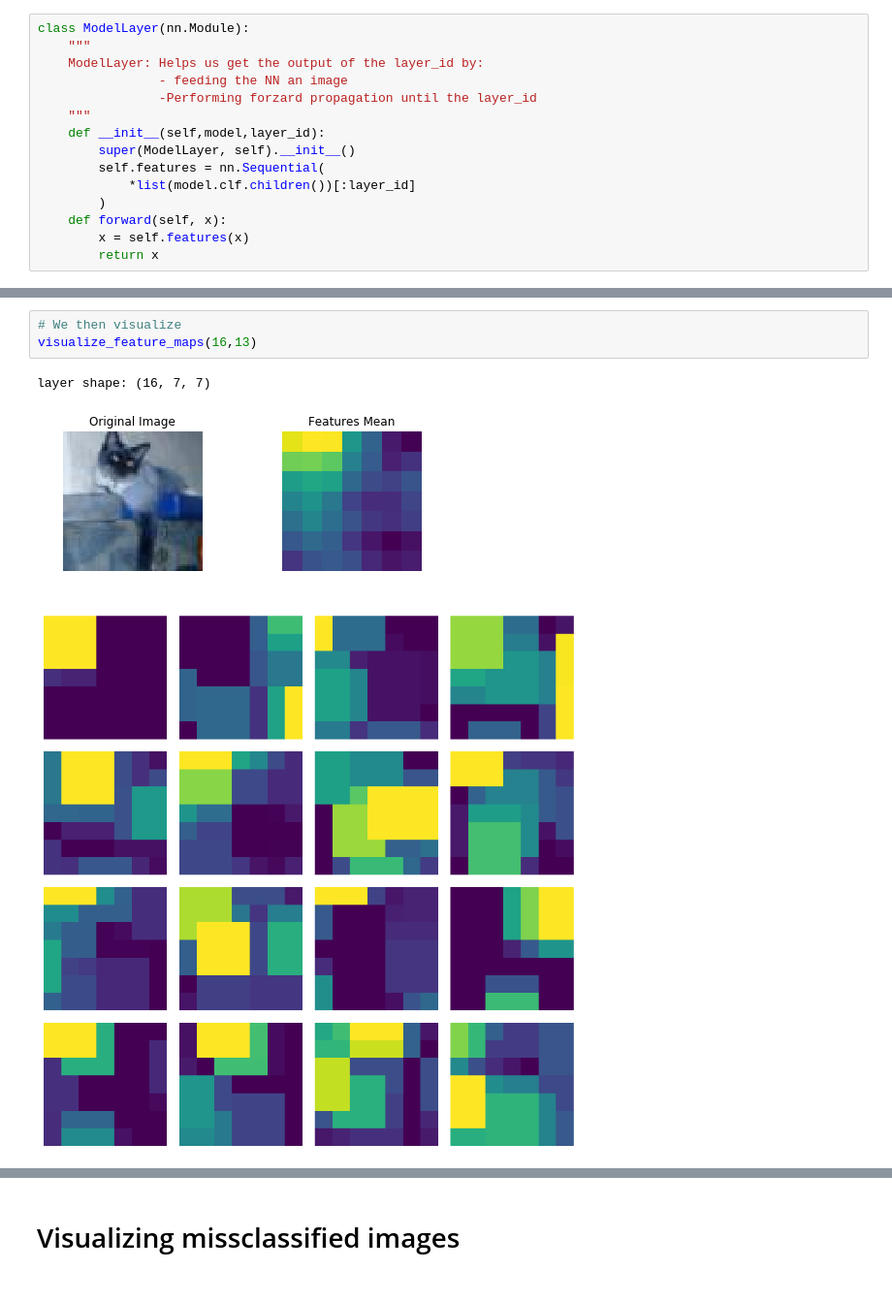
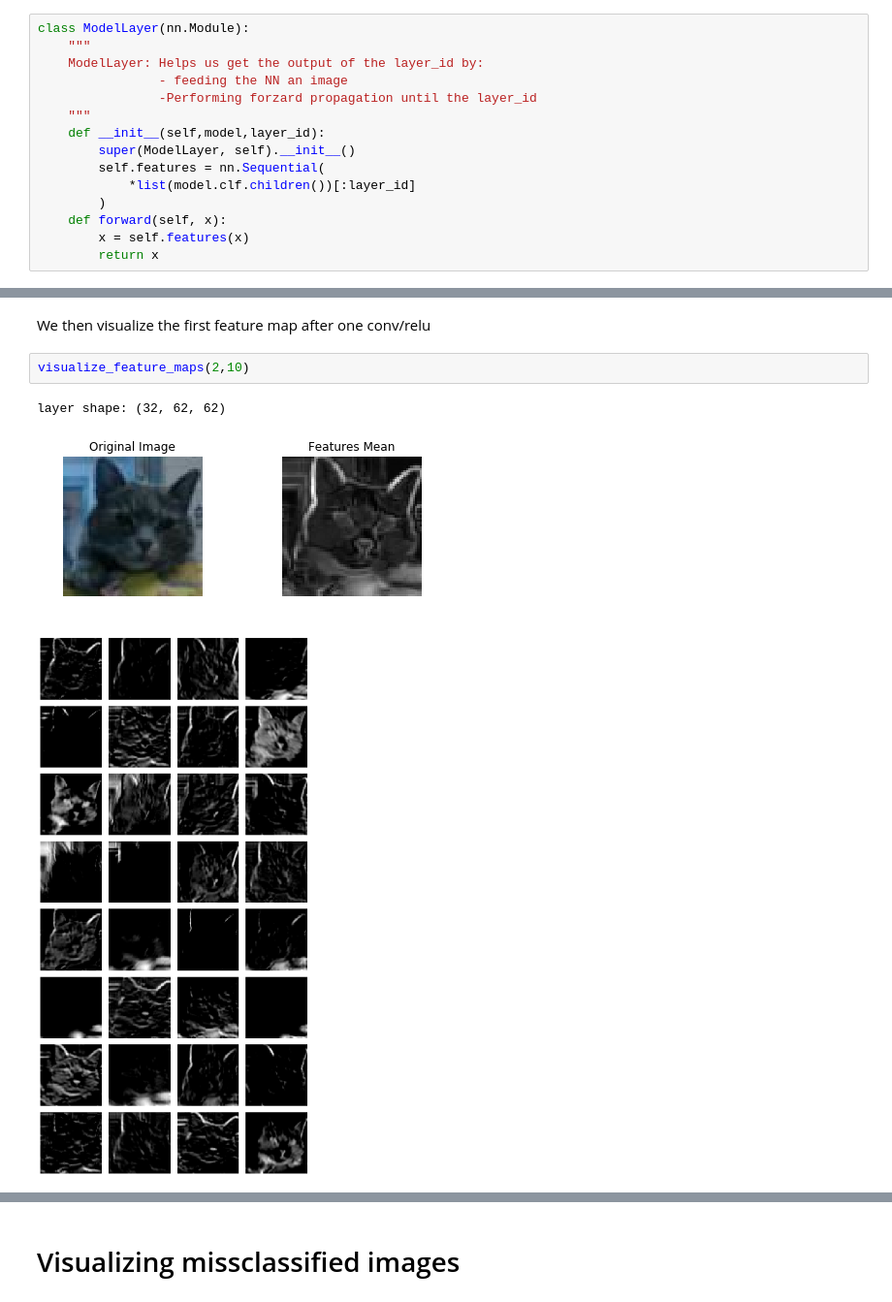
Before and after one commit to ai404/ift6135_assignment1, a Jupyter notebook: Problem3.ipynb, the cells around one changed output, grey strips where cells are left out. Shown at 97% size. Drawn from its saved outputs; the diff is of its cells as text.

```diff
--- a/Problem-3 Kaggle Model.ipynb
+++ b/Problem3.ipynb
@@ -691,10 +708,11 @@ def visualize_feature_maps(layer_id,idx,train=True):
         ax.set_xticklabels([])
         ax.set_yticklabels([])
     plt.show()
-# %%
-# We then visualize
-visualize_feature_maps(16,13)
-# %% [output]
-layer shape: (16, 7, 7)
-[figure, removed]
-[figure, removed]
+# %% [markdown]
+We then visualize the first feature map after one conv/relu
+# %%
+visualize_feature_maps(2,10)
+# %% [output]
+layer shape: (32, 62, 62)
+[figure, added]
+[figure, added]
```
Also changed, not shown: parts of 37 cells of this notebook, 2 other files.
